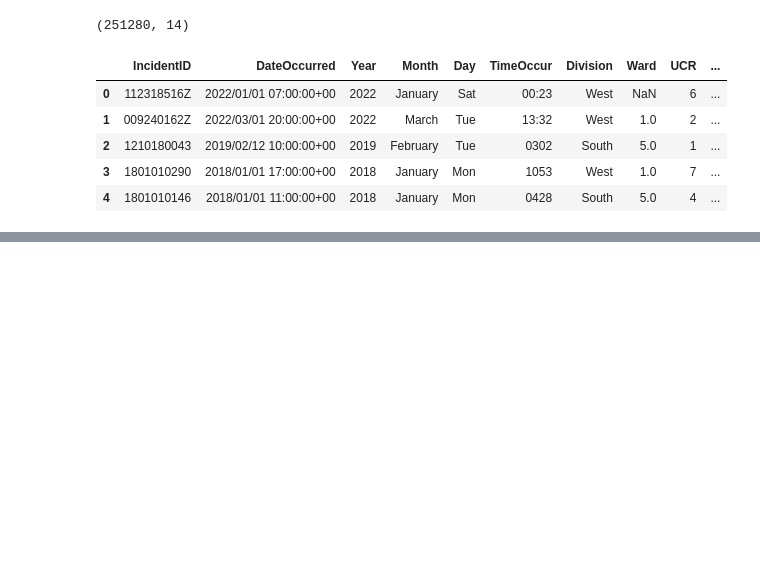
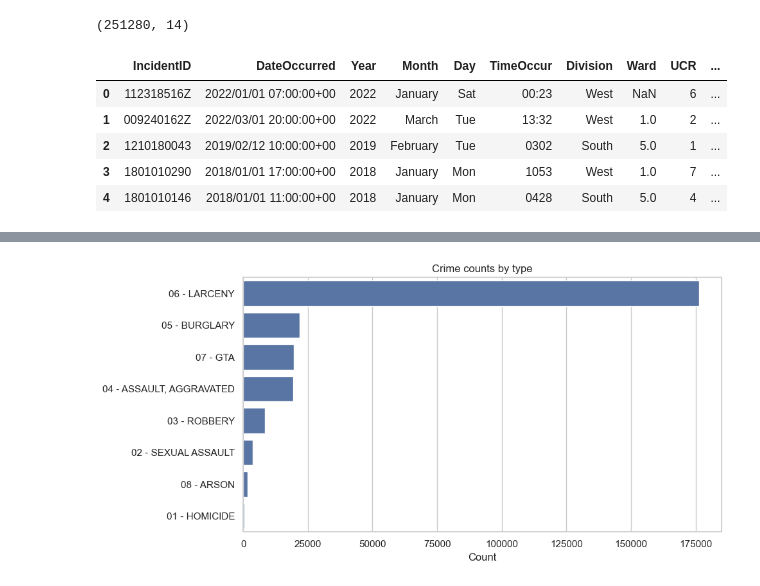
Before and after one commit to viswakaruturi/tucson-crime-insights, a Jupyter notebook: notebooks/01_eda.ipynb, the cells around one changed output, grey strips where cells are left out. Cells and saved outputs as stored; diff of their text form; code cells hidden in the pictures; blank space fills up the shorter version.

Commit message:
eda & data preprocessing

```diff
--- a/notebooks/01_eda.ipynb
+++ b/notebooks/01_eda.ipynb
@@ -23,0 +86,11 @@ df.shape
+# %%
+plt.figure(figsize=(10, 5))
+order = df["UCRDescription"].value_counts().index
+sns.countplot(data=df, y="UCRDescription", order=order)
+plt.title("Crime counts by type")
+plt.xlabel("Count")
+plt.ylabel("")
+plt.tight_layout()
+plt.show()
+# %% [output]
+[figure, added]
```
Also changed, not shown: parts of 10 cells of this notebook, 2 other files.
